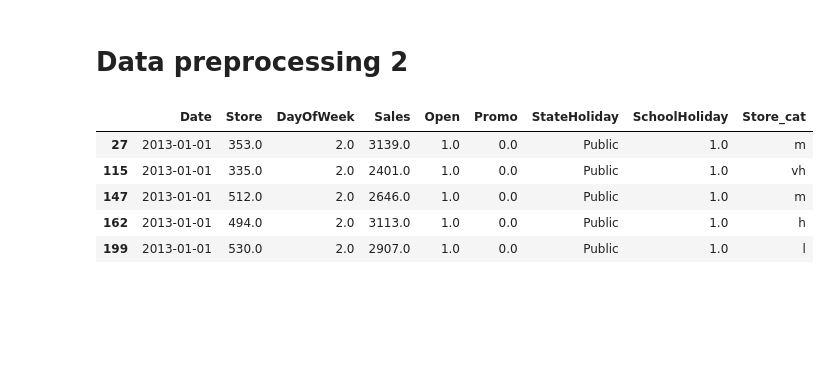
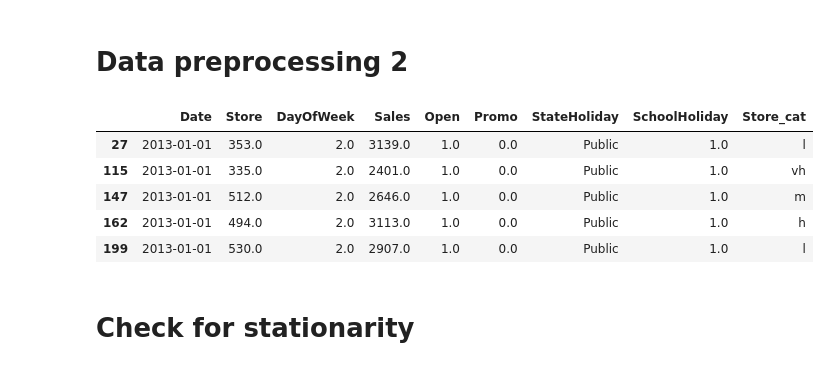
Before and after one commit to igivis7/dsr28_minicomp_team1, a Jupyter notebook: Sabine full analysis.ipynb, the cells around one changed output. Cells and saved outputs as stored; diff of their text form; code cells hidden in the pictures; blank space fills up the shorter version.

```diff
--- a/Sabine full analysis.ipynb
+++ b/Sabine full analysis.ipynb
@@ -146,29 +148,36 @@ Prediction: average, RMSPE=55.18%
 # %% [markdown]
 # Data preprocessing 2
 # %%
+# drop stores with id "nan"
+newtrain_set = newtrain_set[newtrain_set['Store'] > 0]
 # create new store category based on mean sales
 
-means = train_data.groupby(['Store']).mean()['Sales']
+means = newtrain_set.groupby(['Store']).mean()['Sales']
 mapping = {}
 
 # create new store category based on mean sales
 limits = [5000, 7500, 10000]
 new_cat = ["l", "m", "h", "vh"]
 for i, m in enumerate(means):
     mapping[means.index[i]] = new_cat[0]
     for j, l in enumerate(limits):
         if m > l:
             mapping[means.index[i]] = new_cat[j+1]
 
-train_data['Store_cat'] = "l"
-for store, cat in mapping.items():
-    train_data.loc[train_data['Store'] == store, 'Store_cat'] = cat
+newtrain_set['Store_cat'] = "l"
 
-train_data.head()
+def map_store_category(data, mapping):
+    for store, cat in mapping.items():
+        data.loc[data['Store'] == store, 'Store_cat'] = cat
+
+map_store_category(newtrain_set, mapping)
+newtrain_set.head()
 # %% [output]
 |  | Date | Store | DayOfWeek | Sales | Open | Promo | StateHoliday | SchoolHoliday | Store_cat |
-| 27 | 2013-01-01 | 353.0 | 2.0 | 3139.0 | 1.0 | 0.0 | Public | 1.0 | m |
+| 27 | 2013-01-01 | 353.0 | 2.0 | 3139.0 | 1.0 | 0.0 | Public | 1.0 | l |
 | 115 | 2013-01-01 | 335.0 | 2.0 | 2401.0 | 1.0 | 0.0 | Public | 1.0 | vh |
 | 147 | 2013-01-01 | 512.0 | 2.0 | 2646.0 | 1.0 | 0.0 | Public | 1.0 | m |
 | 162 | 2013-01-01 | 494.0 | 2.0 | 3113.0 | 1.0 | 0.0 | Public | 1.0 | h |
 | 199 | 2013-01-01 | 530.0 | 2.0 | 2907.0 | 1.0 | 0.0 | Public | 1.0 | l |
+# %% [markdown]
+# Check for stationarity
```
Also changed, not shown: parts of 9 cells of this notebook.
